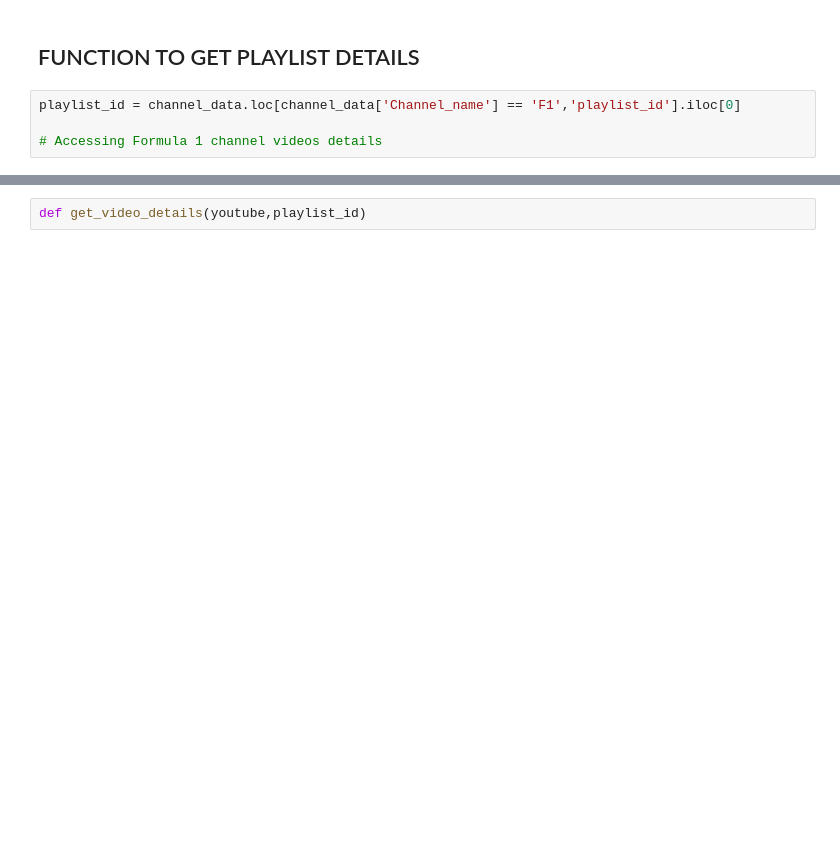
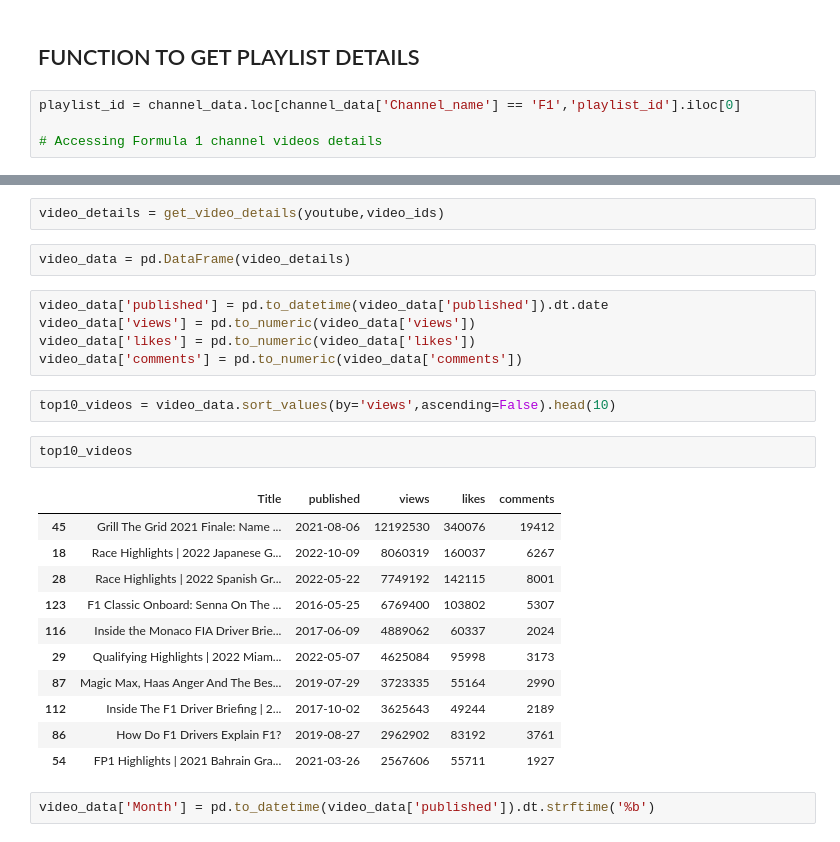
Before and after one commit to siddhantj802/youtubeDataAnalysis, a Jupyter notebook: main.ipynb, the cells around one changed output, grey strips where cells are left out. Cells and saved outputs as stored; diff of their text form; blank space fills up the shorter version.

```diff
--- a/main.ipynb
+++ b/main.ipynb
@@ -153,2 +167,27 @@ get_video_ids(youtube , playlist_id)
 # %%
-def get_video_details(youtube,playlist_id)
+video_details = get_video_details(youtube,video_ids)
+# %%
+video_data = pd.DataFrame(video_details)
+# %%
+video_data['published'] = pd.to_datetime(video_data['published']).dt.date
+video_data['views'] = pd.to_numeric(video_data['views'])
+video_data['likes'] = pd.to_numeric(video_data['likes'])
+video_data['comments'] = pd.to_numeric(video_data['comments'])
+# %%
+top10_videos = video_data.sort_values(by='views',ascending=False).head(10)
+# %%
+top10_videos
+# %% [output]
+|  | Title | published | views | likes | comments |
+| 45 | Grill The Grid 2021 Finale: Name ... | 2021-08-06 | 12192530 | 340076 | 19412 |
+| 18 | Race Highlights | 2022 Japanese G... | 2022-10-09 | 8060319 | 160037 | 6267 |
+| 28 | Race Highlights | 2022 Spanish Gr... | 2022-05-22 | 7749192 | 142115 | 8001 |
+| 123 | F1 Classic Onboard: Senna On The ... | 2016-05-25 | 6769400 | 103802 | 5307 |
+| 116 | Inside the Monaco FIA Driver Brie... | 2017-06-09 | 4889062 | 60337 | 2024 |
+| 29 | Qualifying Highlights | 2022 Miam... | 2022-05-07 | 4625084 | 95998 | 3173 |
+| 87 | Magic Max, Haas Anger And The Bes... | 2019-07-29 | 3723335 | 55164 | 2990 |
+| 112 | Inside The F1 Driver Briefing | 2... | 2017-10-02 | 3625643 | 49244 | 2189 |
+| 86 | How Do F1 Drivers Explain F1? | 2019-08-27 | 2962902 | 83192 | 3761 |
+| 54 | FP1 Highlights | 2021 Bahrain Gra... | 2021-03-26 | 2567606 | 55711 | 1927 |
+# %%
+video_data['Month'] = pd.to_datetime(video_data['published']).dt.strftime('%b')
```
Also changed, not shown: parts of 18 cells of this notebook.
